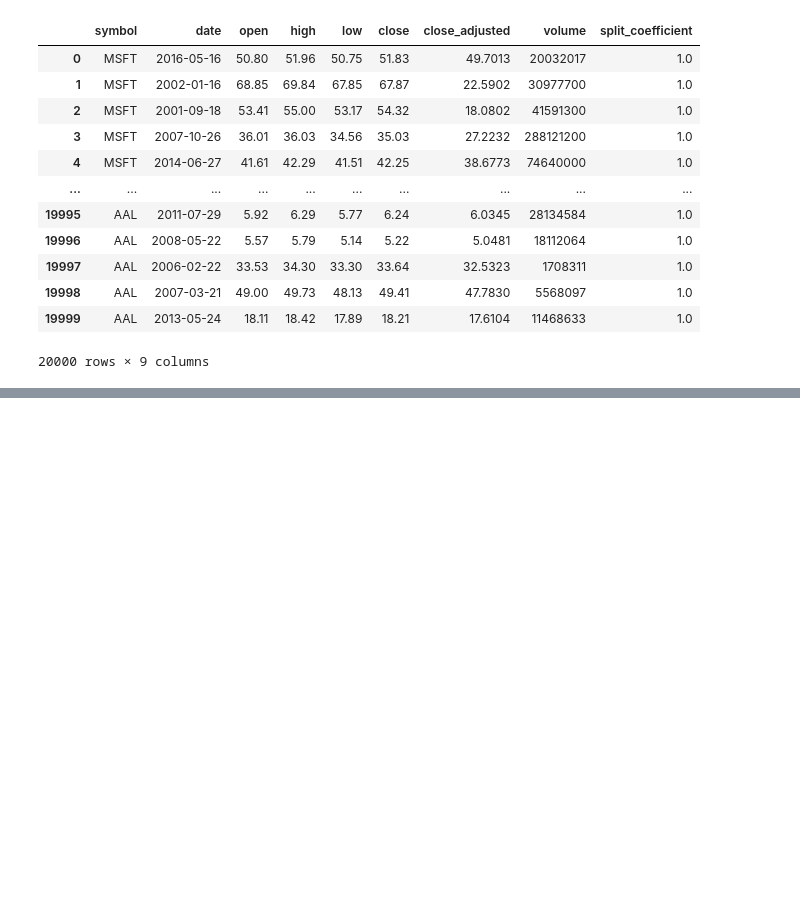
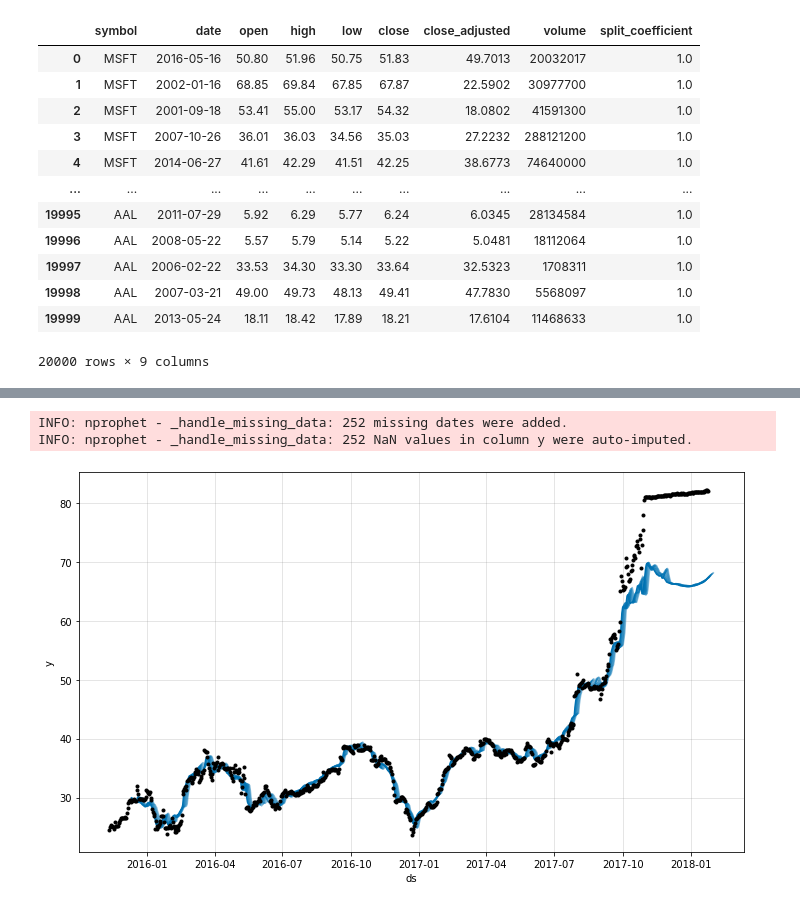
Before and after one commit to PhilEkev/US_markets, a Jupyter notebook: notebooks/Recherches Francois.ipynb, the cells around one changed output, grey strips where cells are left out. Cells and saved outputs as stored; diff of their text form; code cells hidden in the pictures; blank space fills up the shorter version.

```diff
--- a/notebooks/Recherches Francois.ipynb
+++ b/notebooks/Recherches Francois.ipynb
@@ -119,5 +70,0 @@ INFO: nprophet - _lr_range_test: learning rate range test found optimal lr: 5.34
-# %%
-future = model.make_future_dataframe(train, periods=test_length, n_historic_predictions=len(train))
-forecast = model.predict(future)
-
-#forecast[['ds', 'yhat', 'yhat_lower', 'yhat_upper']].tail()
@@ -186,0 +89,26 @@ Text(0.5, 1.0, 'Model Metrics (MAE)')
+# %%
+def plot_forecast(model, data,periods,historic_pred=True, highlight_steps_ahead=None):
+
+    """ plot_forecast function - generates and plots the forecasts for a NeuralProphet model
+    - model -> a trained NeuralProphet model
+    - data -> the dataframe used for training
+    - periods -> the number of periods to forecast
+    - historic_pred -> a flag indicating whether or not to plot the model's predictions on historic data
+    - highlight_steps_ahead -> the number of steps ahead of the forecast line to highlight, used for autoregressive models only"""
+
+    future = model.make_future_dataframe(data,
+                                         periods=periods,
+                                         n_historic_predictions=historic_pred)
+    forecast = model.predict(future)
+
+    if highlight_steps_ahead is not None:
+        model = model.highlight_nth_step_ahead_of_each_forecast(highlight_steps_ahead)
+        model.plot_last_forecast(forecast)
+    else:
+        model.plot(forecast)
+# %%
+plot_forecast(model, df0,periods=7,historic_pred=True)
+# %% [output]
+INFO: nprophet - _handle_missing_data: 252 missing dates were added.
+INFO: nprophet - _handle_missing_data: 252 NaN values in column y were auto-imputed.
+[figure, added]
```
Also changed, not shown: parts of 20 cells of this notebook, 1 other file.
